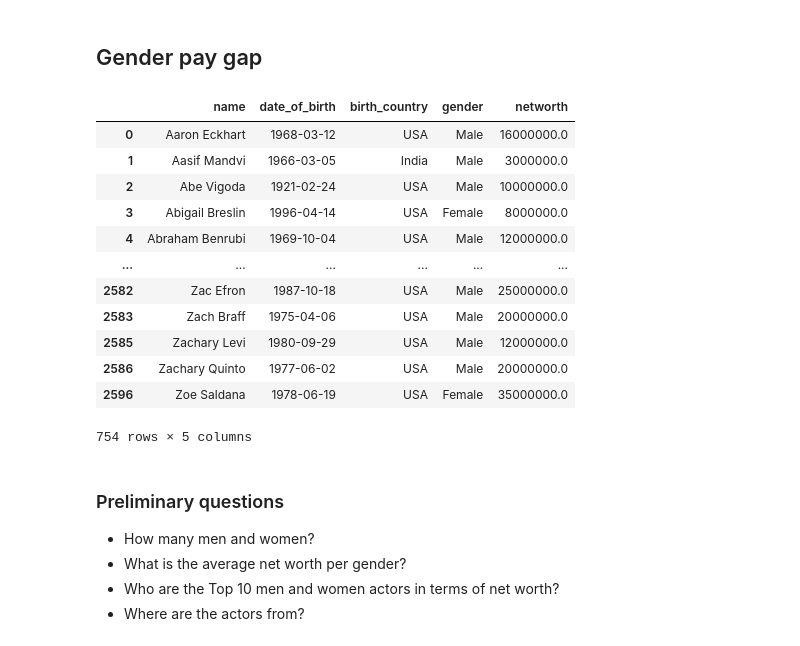
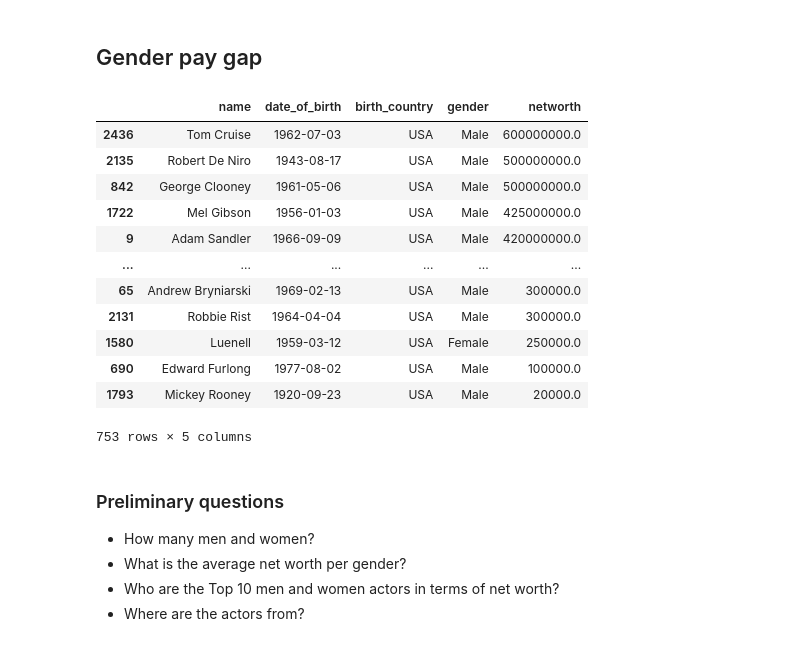
Before and after one commit to benoitchamot/MovieNerd, a Jupyter notebook: dataExplorationBenny.ipynb, the cells around one changed output. Drawn from its saved outputs; the diff is of its cells as text; code cells hidden in the pictures.

```diff
--- a/dataExplorationBenny.ipynb
+++ b/dataExplorationBenny.ipynb
@@ -189,22 +189,26 @@ actor_df = pd.read_csv(actor_csv)
 # %%
 # Clean data = remove unecessary column + drop all rows with NaN
 clean_actor_df = actor_df[['name', 'date_of_birth', 'birth_country', 'gender', 'networth']]
 clean_actor_df = clean_actor_df.dropna(axis=0,how='any')
-clean_actor_df
+
+# Remove richest actor (outlier)
+clean_actor_df = clean_actor_df.sort_values('networth', ascending=False)
+clean_actor_wo_outlier_df = clean_actor_df.loc[clean_actor_df['networth'] < 3.6e10,:]
+clean_actor_wo_outlier_df
 # %% [output]
 |  | name | date_of_birth | birth_country | gender | networth |
-| 0 | Aaron Eckhart | 1968-03-12 | USA | Male | 16000000.0 |
-| 1 | Aasif Mandvi | 1966-03-05 | India | Male | 3000000.0 |
-| 2 | Abe Vigoda | 1921-02-24 | USA | Male | 10000000.0 |
-| 3 | Abigail Breslin | 1996-04-14 | USA | Female | 8000000.0 |
-| 4 | Abraham Benrubi | 1969-10-04 | USA | Male | 12000000.0 |
+| 2436 | Tom Cruise | 1962-07-03 | USA | Male | 600000000.0 |
+| 2135 | Robert De Niro | 1943-08-17 | USA | Male | 500000000.0 |
+| 842 | George Clooney | 1961-05-06 | USA | Male | 500000000.0 |
+| 1722 | Mel Gibson | 1956-01-03 | USA | Male | 425000000.0 |
+| 9 | Adam Sandler | 1966-09-09 | USA | Male | 420000000.0 |
 | ... | ... | ... | ... | ... | ... |
-| 2582 | Zac Efron | 1987-10-18 | USA | Male | 25000000.0 |
-| 2583 | Zach Braff | 1975-04-06 | USA | Male | 20000000.0 |
-| 2585 | Zachary Levi | 1980-09-29 | USA | Male | 12000000.0 |
-| 2586 | Zachary Quinto | 1977-06-02 | USA | Male | 20000000.0 |
-| 2596 | Zoe Saldana | 1978-06-19 | USA | Female | 35000000.0 |
+| 65 | Andrew Bryniarski | 1969-02-13 | USA | Male | 300000.0 |
+| 2131 | Robbie Rist | 1964-04-04 | USA | Male | 300000.0 |
+| 1580 | Luenell | 1959-03-12 | USA | Female | 250000.0 |
+| 690 | Edward Furlong | 1977-08-02 | USA | Male | 100000.0 |
+| 1793 | Mickey Rooney | 1920-09-23 | USA | Male | 20000.0 |
-754 rows × 5 columns
+753 rows × 5 columns
 # %% [markdown]
 ### Preliminary questions
 - How many men and women?
```
Also changed, not shown: parts of 5 cells of this notebook, 3 other files.
